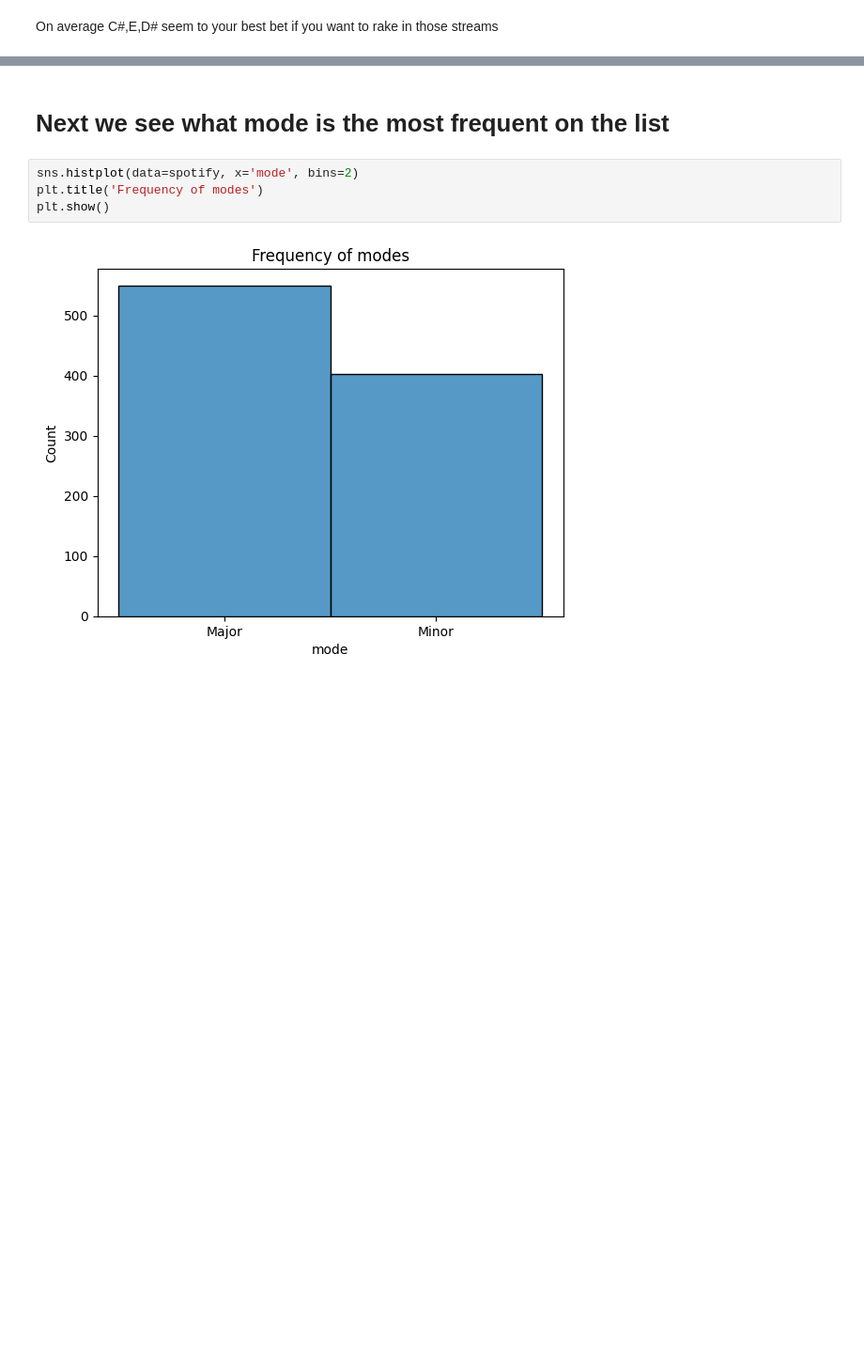
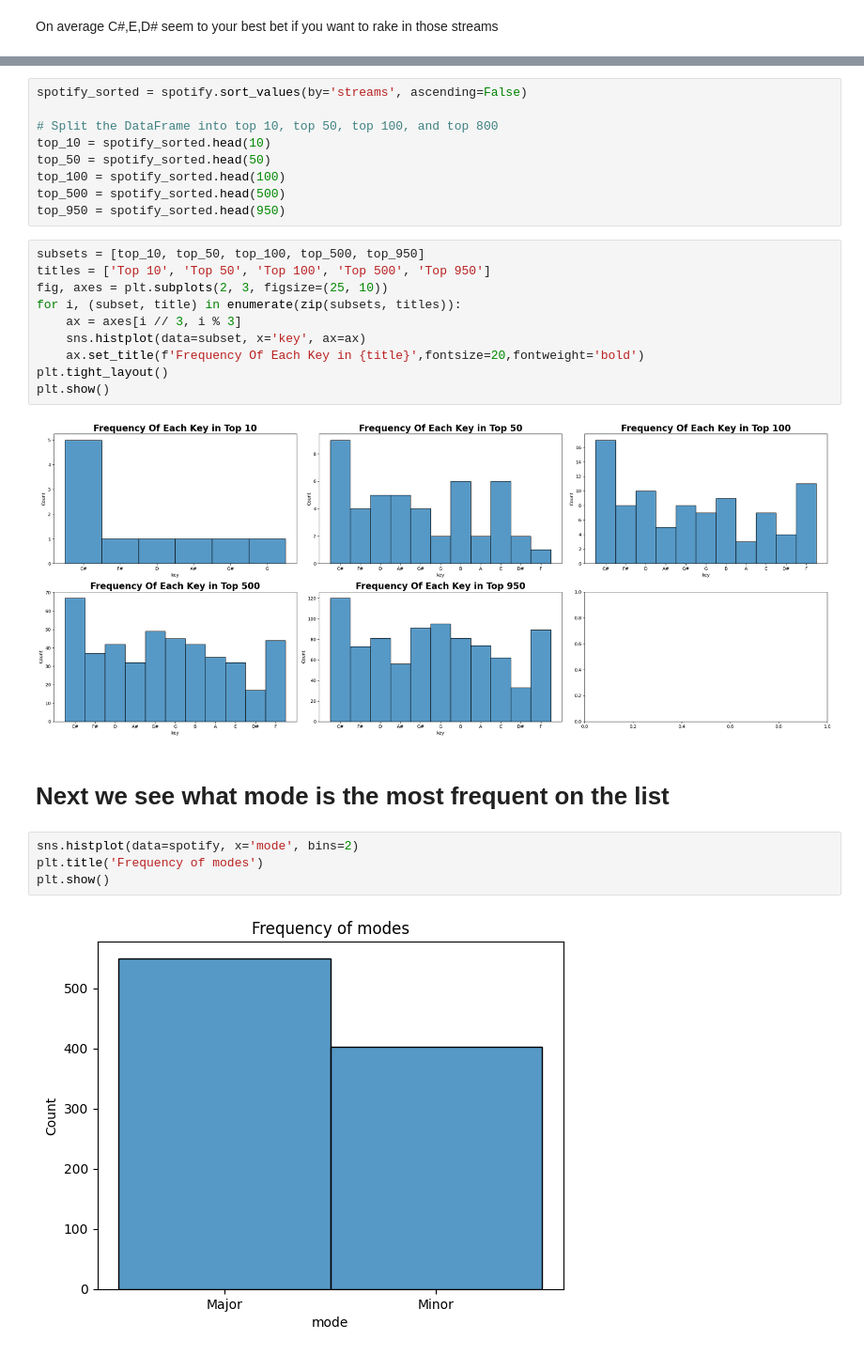
Before and after one commit to 0layiw0la/Spotify-most-streamed, a Jupyter notebook: most-streamed-spotify-songs.ipynb, the cells around one changed output, grey strips where cells are left out. Shown: that part at 94% size. Cells and saved outputs as stored; diff of their text form; blank space fills up the shorter version.

```diff
--- a/most-streamed-spotify-songs.ipynb
+++ b/most-streamed-spotify-songs.ipynb
@@ -296,3 +255,24 @@ On average C#,E,D# seem to your best bet if you want to rake in those streams
+# %%
+spotify_sorted = spotify.sort_values(by='streams', ascending=False)
+
+# Split the DataFrame into top 10, top 50, top 100, and top 800
+top_10 = spotify_sorted.head(10)
+top_50 = spotify_sorted.head(50)
+top_100 = spotify_sorted.head(100)
+top_500 = spotify_sorted.head(500)
+top_950 = spotify_sorted.head(950)
+# %%
+subsets = [top_10, top_50, top_100, top_500, top_950]
+titles = ['Top 10', 'Top 50', 'Top 100', 'Top 500', 'Top 950']
+fig, axes = plt.subplots(2, 3, figsize=(25, 10))
+for i, (subset, title) in enumerate(zip(subsets, titles)):
+    ax = axes[i // 3, i % 3]
+    sns.histplot(data=subset, x='key', ax=ax)
+    ax.set_title(f'Frequency Of Each Key in {title}',fontsize=20,fontweight='bold')
+plt.tight_layout()
+plt.show()
+# %% [output]
+[figure, added]
 # %% [markdown]
 # Next we see what mode is the most frequent on the list
 # %%
```
Also changed, not shown: parts of 13 cells of this notebook.
